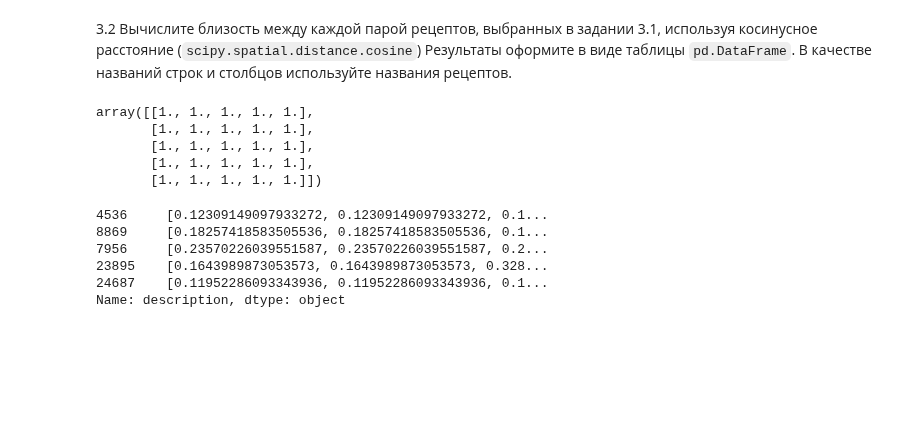
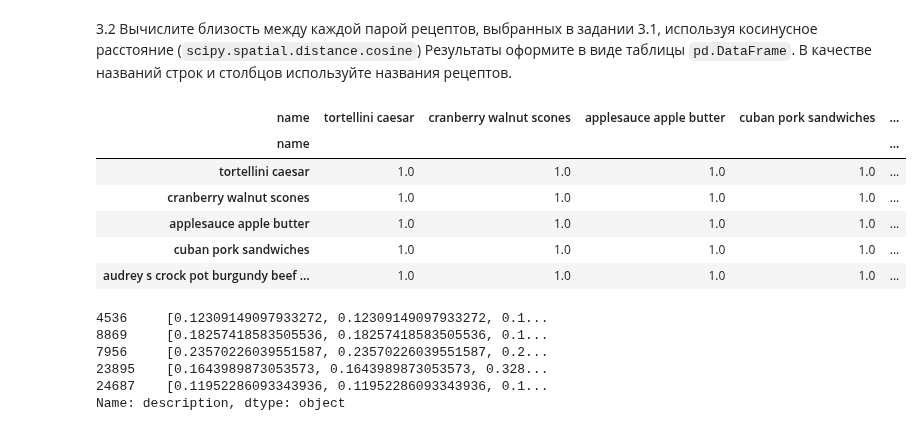
Before and after one commit to Amikuto/BigDataPT-BDPT-, a Jupyter notebook: Lesson9/09_string_2_Фамилия_Имя_Группа.ipynb, the cells around one changed output. Cells and saved outputs as stored; diff of their text form; code cells hidden in the pictures; blank space fills up the shorter version.

```diff
--- a/Lesson9/09_string_2_Фамилия_Имя_Группа.ipynb
+++ b/Lesson9/09_string_2_Фамилия_Имя_Группа.ipynb
@@ -388,13 +395,17 @@ df
 3.2 Вычислите близость между каждой парой рецептов, выбранных в задании 3.1, используя косинусное расстояние (`scipy.spatial.distance.cosine`) Результаты оформите в виде таблицы `pd.DataFrame`. В качестве названий строк и столбцов используйте названия рецептов.
 # %%
 proximity_distance = np.ones((5, 5))
+proximity_distance = pd.DataFrame(proximity_distance, index=sample["name"], columns=sample["name"])
+# proximity_distance.drop([0, 1])
 proximity_distance
 # %% [output]
-array([[1., 1., 1., 1., 1.],
-       [1., 1., 1., 1., 1.],
-       [1., 1., 1., 1., 1.],
-       [1., 1., 1., 1., 1.],
-       [1., 1., 1., 1., 1.]])
+| name | tortellini caesar | cranberry walnut scones | applesauce apple butter | cuban pork sandwiches | ... |
+| name |  |  |  |  | ... |
+| tortellini caesar | 1.0 | 1.0 | 1.0 | 1.0 | ... |
+| cranberry walnut scones | 1.0 | 1.0 | 1.0 | 1.0 | ... |
+| applesauce apple butter | 1.0 | 1.0 | 1.0 | 1.0 | ... |
+| cuban pork sandwiches | 1.0 | 1.0 | 1.0 | 1.0 | ... |
+| audrey s crock pot burgundy beef ... | 1.0 | 1.0 | 1.0 | 1.0 | ... |
 # %%
 tfidf
 # %% [output]
```
Also changed, not shown: parts of 3 cells of this notebook.
